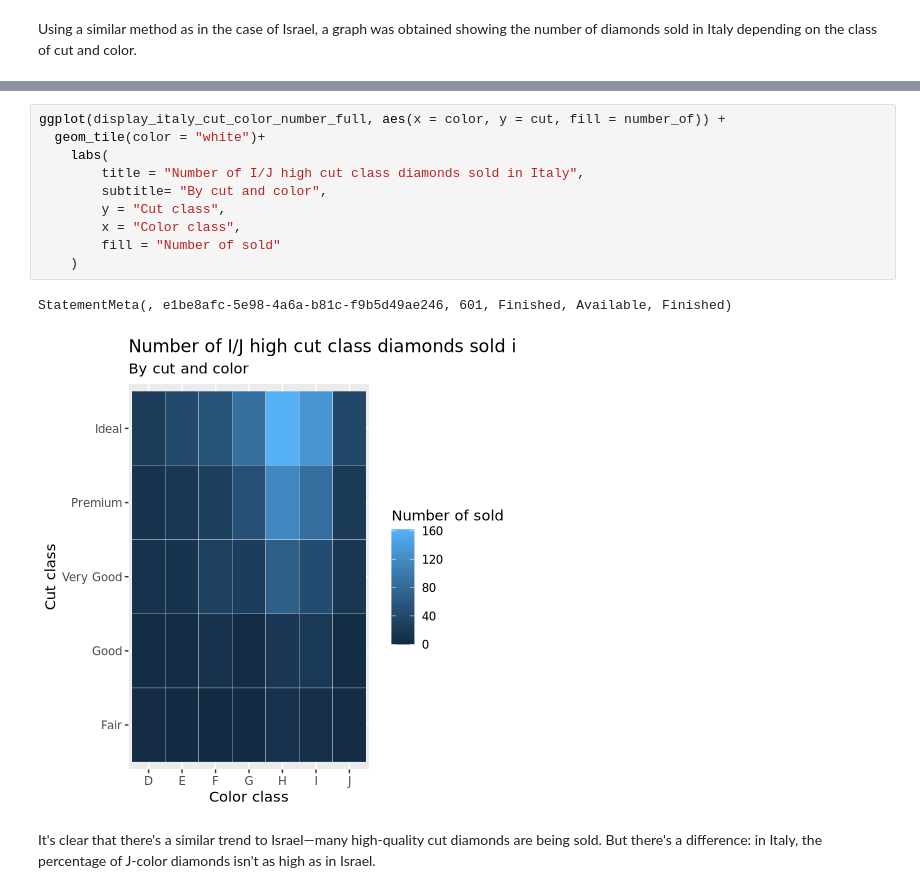
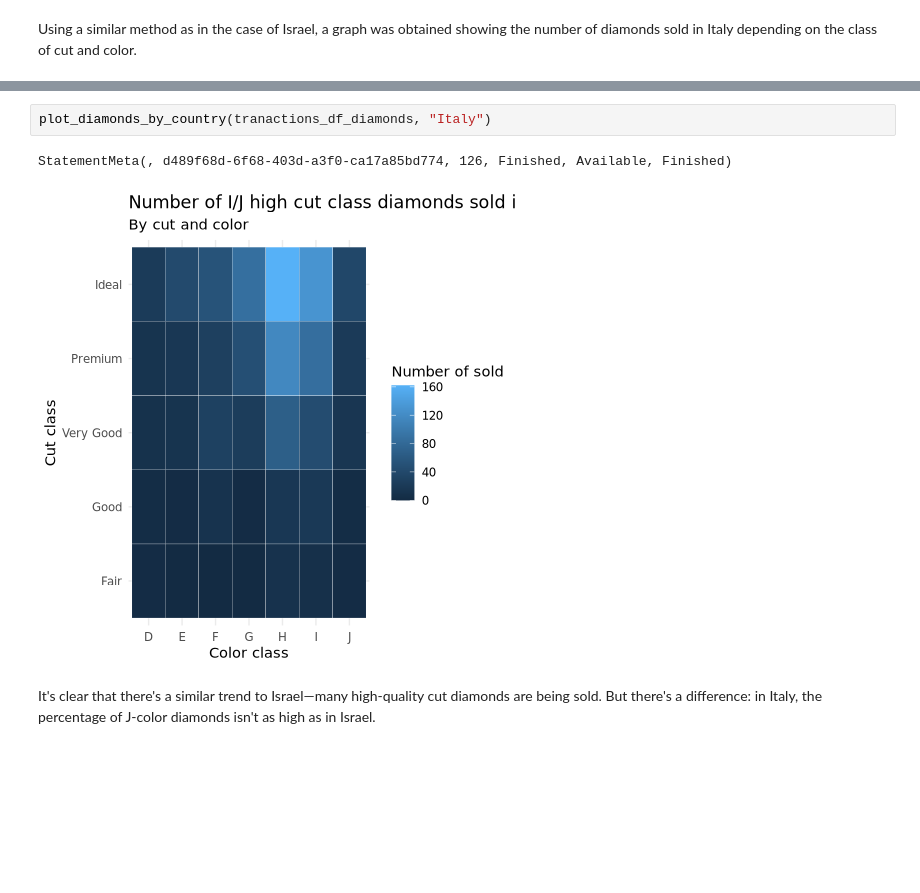
Before and after one commit to wojciechfpga/LakehouseDataAnalysis, a Jupyter notebook: israel_italy_diamonds_analysis.ipynb, the cells around one changed output, grey strips where cells are left out. Drawn from its saved outputs; the diff is of its cells as text; blank space fills up the shorter version.

```diff
--- a/israel_italy_diamonds_analysis.ipynb
+++ b/israel_italy_diamonds_analysis.ipynb
@@ -447,16 +367,8 @@ StatementMeta(, e1be8afc-5e98-4a6a-b81c-f9b5d49ae246, 600, Finished, Available,
-# %%
-ggplot(display_italy_cut_color_number_full, aes(x = color, y = cut, fill = number_of)) +
-  geom_tile(color = "white")+
-    labs(
-        title = "Number of I/J high cut class diamonds sold in Italy",
-        subtitle= "By cut and color",
-        y = "Cut class",
-        x = "Color class",
-        fill = "Number of sold"
-    )
-# %% [output]
-StatementMeta(, e1be8afc-5e98-4a6a-b81c-f9b5d49ae246, 601, Finished, Available, Finished)
-[figure, removed]
+# %%
+plot_diamonds_by_country(tranactions_df_diamonds, "Italy")
+# %% [output]
+StatementMeta(, d489f68d-6f68-403d-a3f0-ca17a85bd774, 126, Finished, Available, Finished)
+[figure, added]
 # %% [markdown]
 It's clear that there's a similar trend to Israel—many high-quality cut diamonds are being sold. But there's a difference: in Italy, the percentage of J-color diamonds isn't as high as in Israel.
 # %% [markdown]
```
Also changed, not shown: parts of 114 cells of this notebook.
